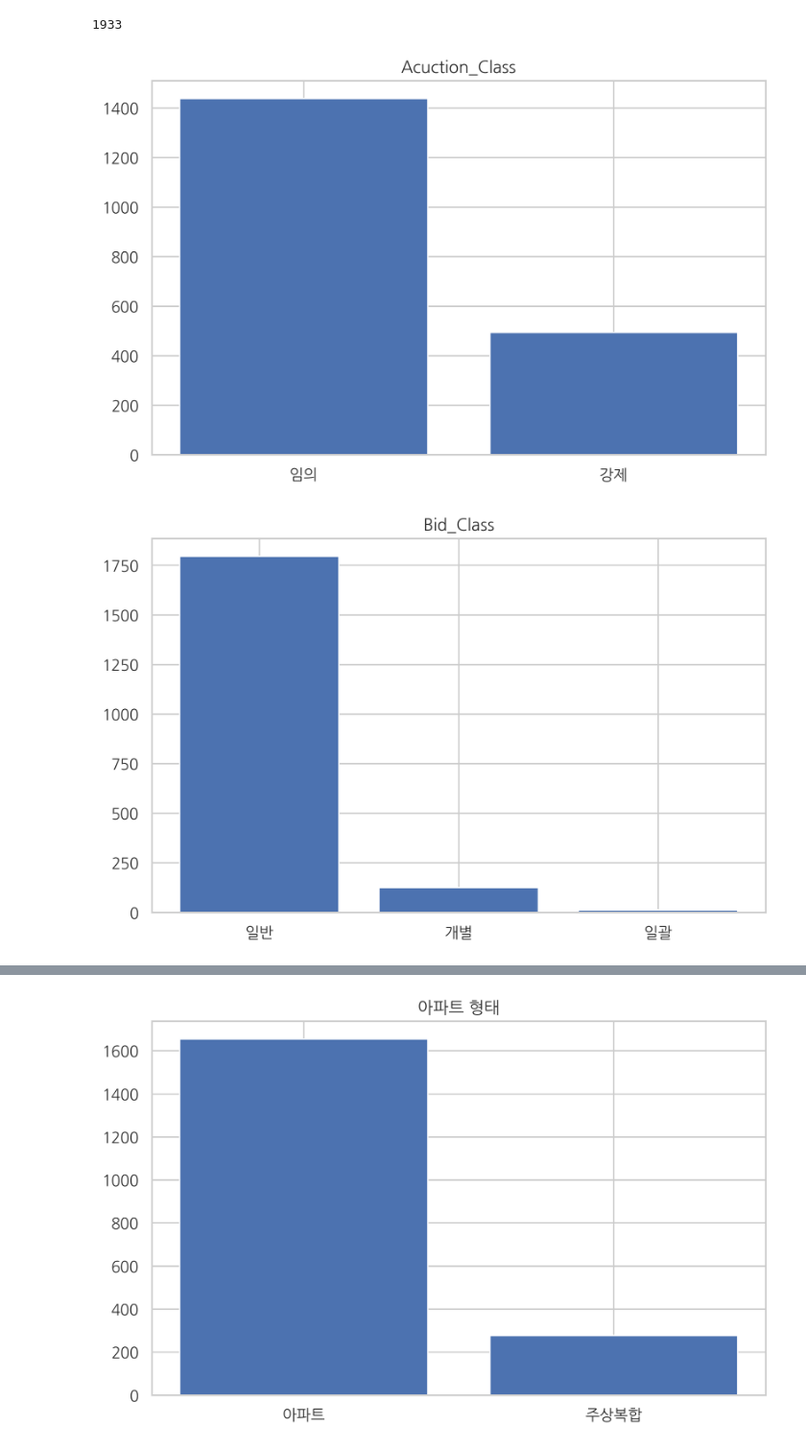
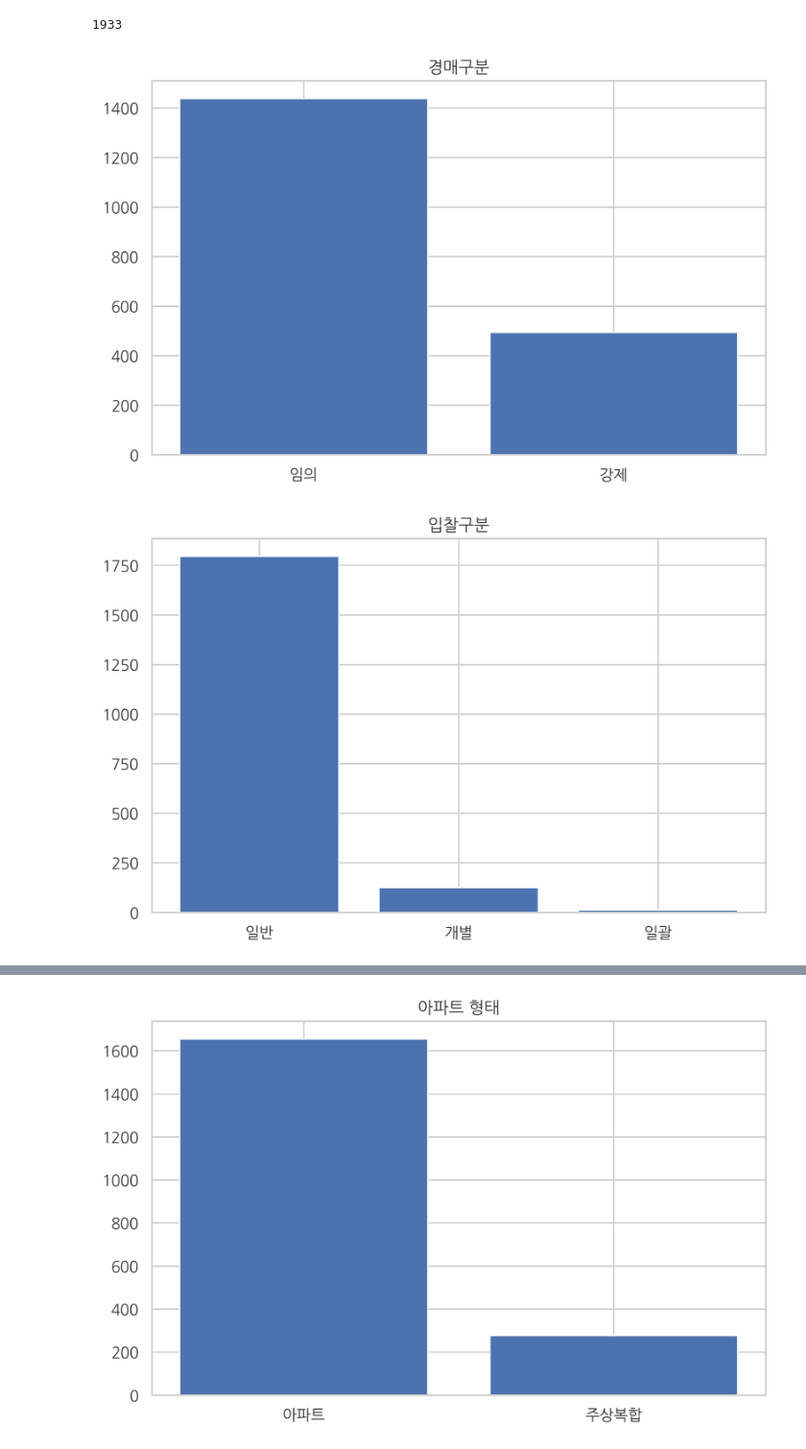
Before and after one commit to loveactualry/dss12th_regression_Auction, a Jupyter notebook: 0310_regression_project_OT.ipynb, the cells around one changed output, grey strips where cells are left out. Shown at 96% size. Cells and saved outputs as stored; diff of their text form; code cells hidden in the pictures.

```diff
--- a/0310_regression_project_OT.ipynb
+++ b/0310_regression_project_OT.ipynb
@@ -50,7 +49,8 @@ rent = pd.DataFrame(rent_)
 result_ = pd.read_csv('Auction_result.csv')
 result = pd.DataFrame(result_)
 # %%
-train.drop(['addr_li', 'addr_san', 'addr_bunji1', 'addr_bunji2', 'road_name', 'road_bunji1', 'road_bunji2'], axis=1, inplace=True)
+train.drop(['addr_li', 'addr_san', 'addr_bunji1', 'addr_bunji2',
+            'road_name', 'road_bunji1', 'road_bunji2'], axis=1, inplace=True)
 # %%
 train
 # %% [output]
@@ -130,16 +130,16 @@ len(train.Auction_key.unique())
 # %%
 # Acuction_Class
 Auc_cl = pd.Series.value_counts(train.Auction_class)
 plt.bar(Auc_cl.index, Auc_cl)
-plt.title("Acuction_Class")
+plt.title("경매구분")
 plt.show()
 # %% [output]
-[figure, old version]
+[figure, new version]
 # %%
 #Bid_Class
 Bid_cl = pd.Series.value_counts(train.Bid_class)
 plt.bar(Bid_cl.index, Bid_cl)
-plt.title("Bid_Class")
+plt.title("입찰 구분")
 plt.show()
 # %% [output]
-[figure, old version]
+[figure, new version]
```
Also changed, not shown: parts of 19 cells of this notebook.
